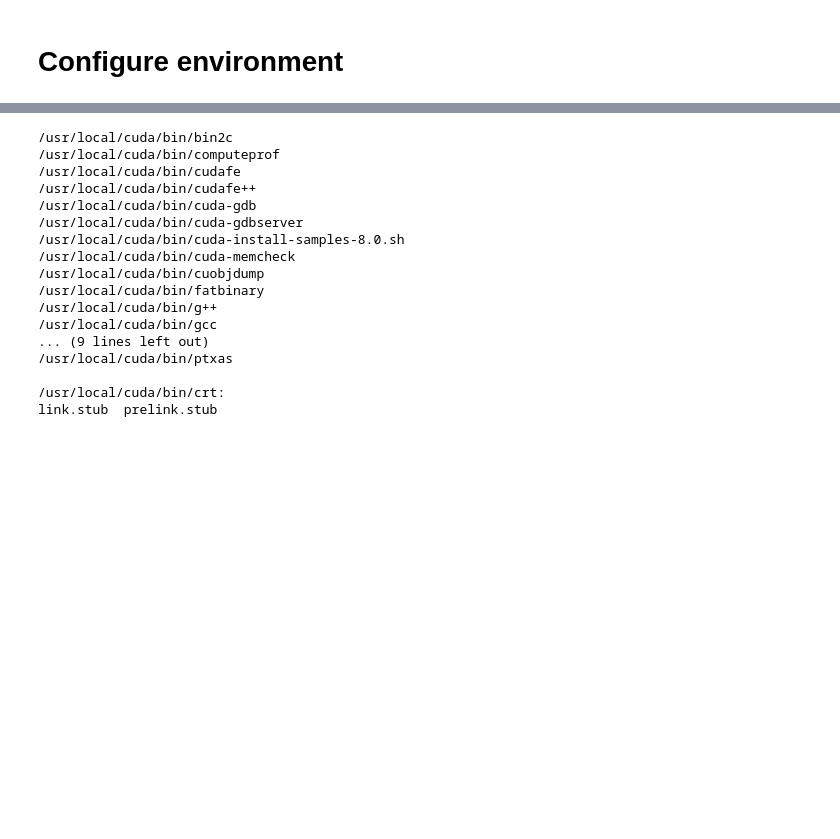
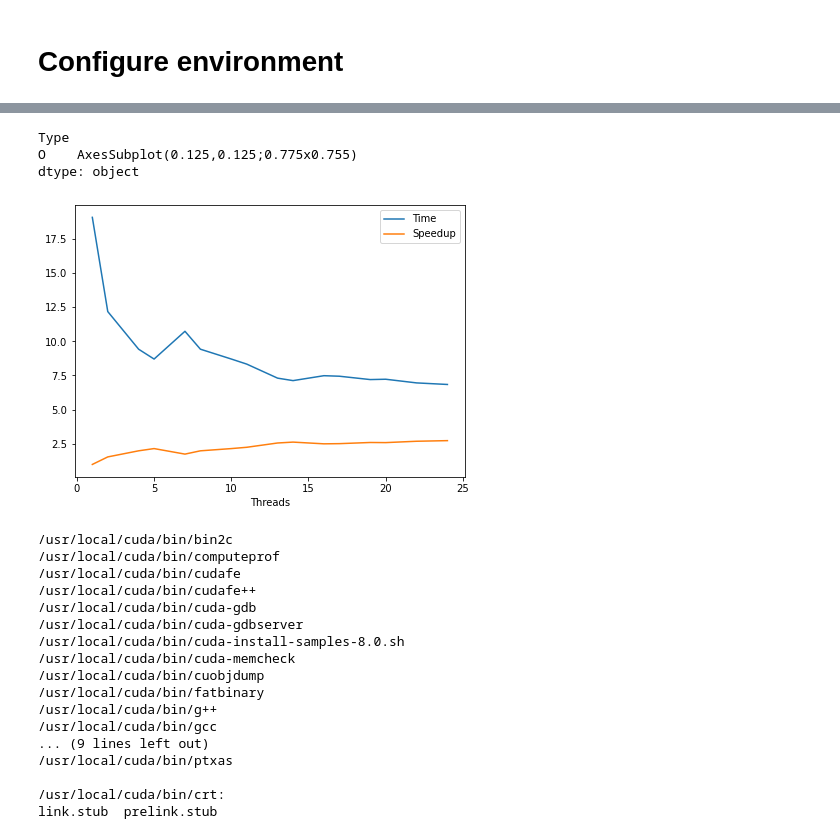
Before and after one commit to fstovarr/face_detection, a Jupyter notebook: face_detection/Analysis.ipynb, the cells around one changed output, grey strips where cells are left out. Drawn from its saved outputs; the diff is of its cells as text; code cells hidden in the pictures; blank space fills up the shorter version.

```diff
--- a/face_detection/Analysis.ipynb
+++ b/face_detection/Analysis.ipynb
@@ -57,3 +83,4 @@ for t in types:
 # %%
 import pandas as pd
-df = pd.read_csv("output2.csv", names=('MPs', "Threads", "Time"))
+df = pd.read_csv("output.csv", names=('Type', "Time 1", "Time 2", "Threads", "Blocks", "Cores", "MPs"))
+df
@@ -59,0 +106,3 @@ df = pd.read_csv("output2.csv", names=('MPs', "Threads", "Time"))
+# %%
+df["Time"] = df[["Time 1", "Time 2"]].mean(axis = 1)
+df
@@ -60,3 +128,3 @@ df = pd.read_csv("output2.csv", names=('MPs', "Threads", "Time"))
 # %%
-sequential = df['Time'][0]
-df["Speedup"] = df['Time'].apply(lambda x: sequential / x, 0)
+sequential = (df.iloc[0][1] + df.iloc[0][2]) / 2
+df["Speedup"] = df['Time'].apply(lambda x: sequential / float(x), 0)
@@ -92,3 +152,10 @@ df[df['MPs'] == multiprocessors][['Threads', "Time", "Speedup"]].plot(x="Threads
+# %%
+df[df["Type"] == "O"][["Type", "Threads", "Time", "Speedup"]].groupby('Type').plot(x="Threads", y=["Time", "Speedup"], figsize=(7, 5))
+# %% [output]
+Type
+O    AxesSubplot(0.125,0.125;0.775x0.755)
+dtype: object
+[figure, added]
 # %%
 !ls /usr/local/cuda/bin/nvprof*
 # %% [output]
```
Also changed, not shown: parts of 11 cells of this notebook, 2 other files.
